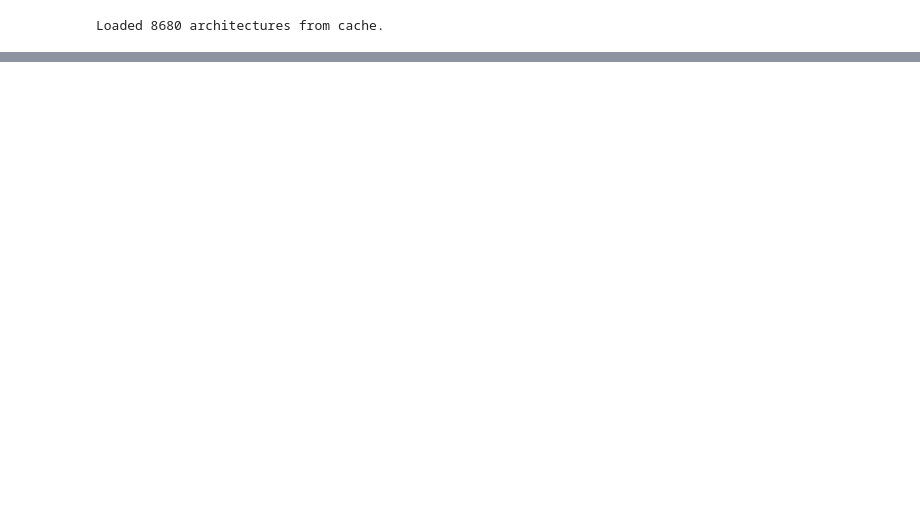
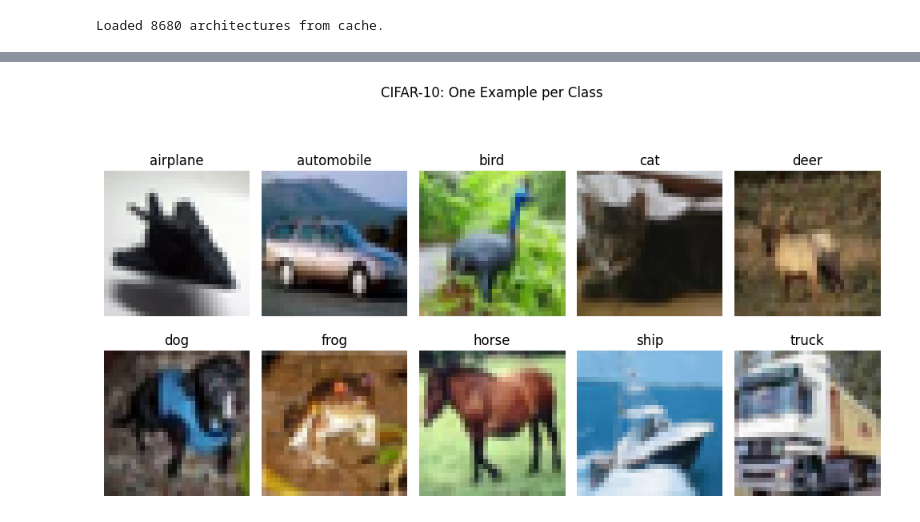
Before and after one commit to Sivanirosh/AOPT_MOONAS, a Jupyter notebook: notebooks/Toy_example.ipynb, the cells around one changed output, grey strips where cells are left out. Saved outputs shown, nothing was run; the diff lists cells and outputs as text; code cells hidden in the pictures; blank space fills up the shorter version.

```diff
--- a/notebooks/Toy_example.ipynb
+++ b/notebooks/Toy_example.ipynb
@@ -520,6 +520,8 @@ for idx in tqdm(unique_inds, desc='Archs', unit='arch'):
             total   += y.size(0)
 
     test_acc = correct / total
+    # save this trained model
+    torch.save(net.state_dict(), f"fixednet_{idx}.pth")
     results[idx] = test_acc
     tqdm.write(f"Arch {idx:4d} → val_acc = {test_acc:.4f}")
 # %% [output]
@@ -560,0 +613,30 @@ plt.show()
+# %%
+import torchvision, matplotlib.pyplot as plt
+import torchvision.transforms as T
+
+# load train set
+ds = torchvision.datasets.CIFAR10(
+    './data', train=True,
+    transform=T.Compose([T.ToTensor(), T.Normalize(.5, .5)]),
+    download=True)
+
+# pick first occurrence of each class
+seen = {}
+for img, lbl in ds:
+    if lbl not in seen:
+        seen[lbl] = img * 0.5 + 0.5   # unnormalize
+    if len(seen) == 10: break
+
+# plot grid
+plt.figure(figsize=(10,6))
+classes = ds.classes
+for cls, img in seen.items():
+    ax = plt.subplot(2,5,cls+1)
+    ax.imshow(img.permute(1,2,0).numpy())
+    ax.set_title(classes[cls])
+    ax.axis('off')
+plt.suptitle("CIFAR-10: One Example per Class")
+plt.tight_layout(rect=[0,0.03,1,0.95])
+plt.show()
+# %% [output]
+[figure, added]
```
Also changed, not shown: parts of 6 cells of this notebook, 46 other files.
